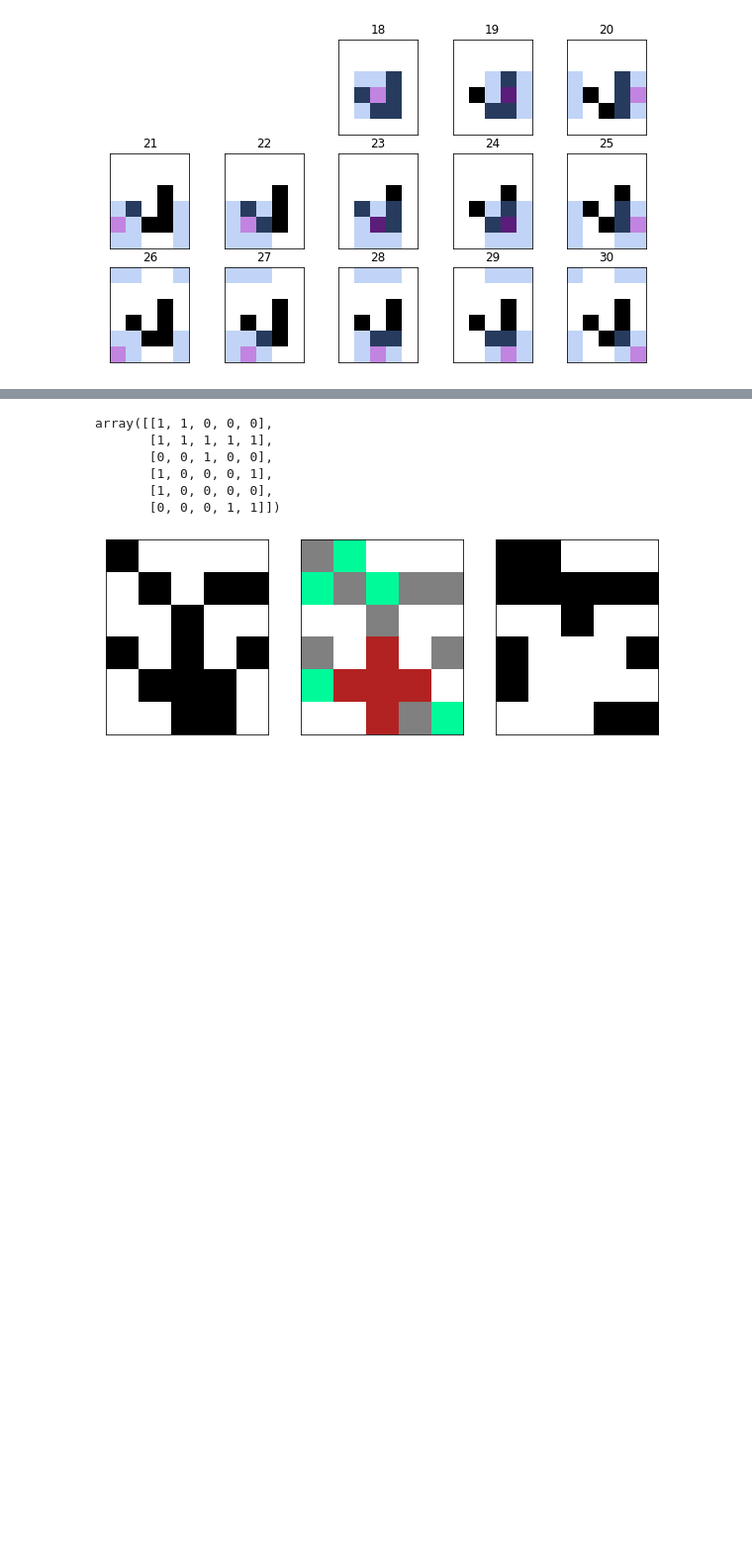
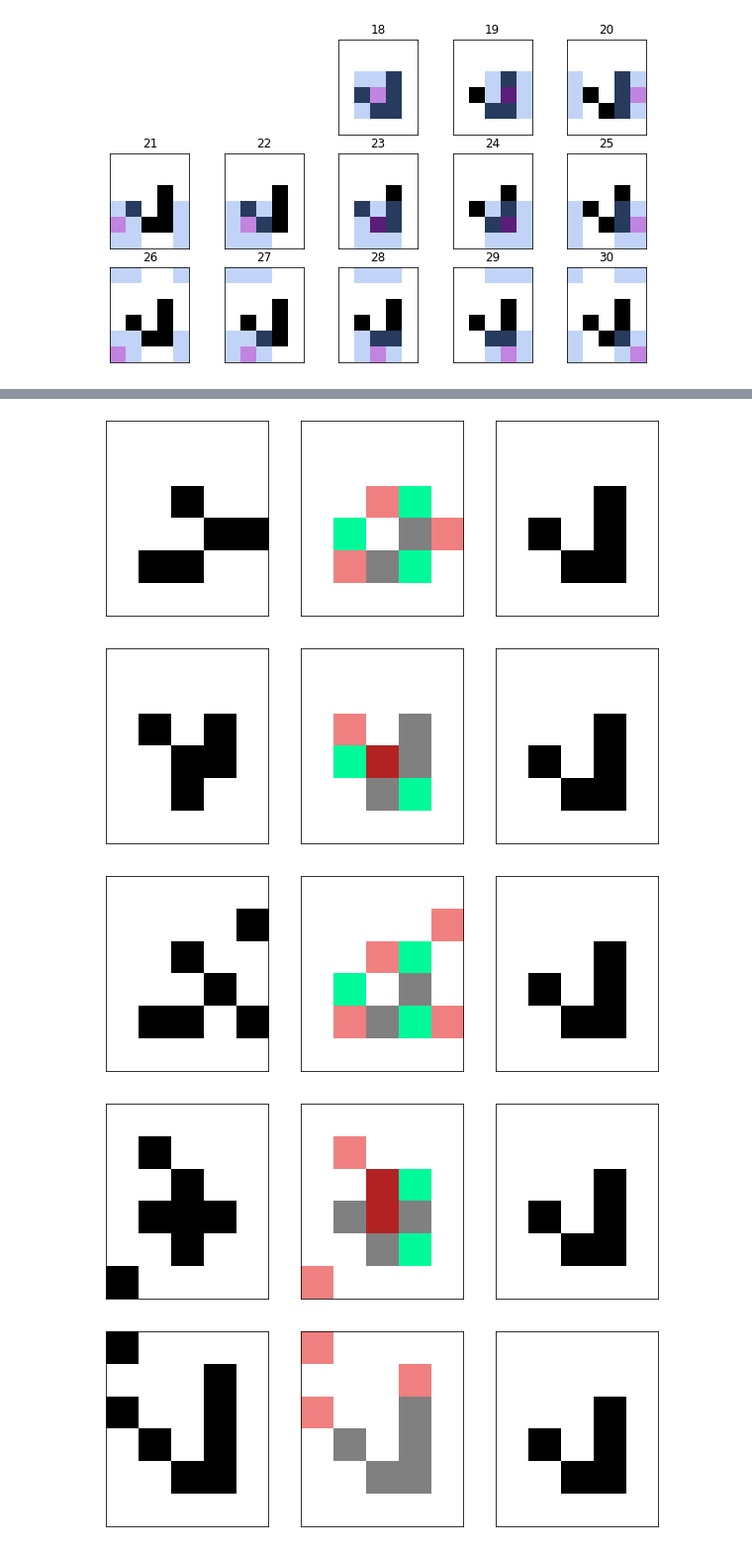
Before and after one commit to MatrixManAtYrService/efiL, a Jupyter notebook: convolve.ipynb, the cells around one changed output, grey strips where cells are left out. Shown at 99% size. Saved outputs shown, nothing was run; the diff lists cells and outputs as text; code cells hidden in the pictures; blank space fills up the shorter version.

```diff
--- a/convolve.ipynb
+++ b/convolve.ipynb
@@ -18,6 +7,7 @@ from scipy.signal import convolve2d
 
 # plot helpers
 def setplot(p):
+    p.clear()
     p.axes.xaxis.set_ticks([])
     p.axes.yaxis.set_ticks([])
 
@@ -27,7 +17,7 @@ dense = clr.ListedColormap([transparent,'firebrick'])
 diffuse = clr.ListedColormap([transparent,'lightcoral'])
 persist = clr.ListedColormap([transparent,'grey'])
 
-def plotforward(num_board, showfast=False):
+def plotforward(num_board, showfast=False, vertical=False):
 
     # count neighbors
     # https://nicholasrui.com/2017/12/18/convolutions-and-the-game-of-life/
@@ -44,7 +34,10 @@ def plotforward(num_board, showfast=False):
     nextboard = newgrow | survive
 
     # plot it
-    fig, plot = plt.subplots(1, 3, figsize=(10,15))
+    if vertical:
+        fig, plot = plt.subplots(3, 1, figsize=(15,10))
+    else:
+        fig, plot = plt.subplots(1, 3, figsize=(10,15))
     for p in plot:
         setplot(p)
     plot[0].imshow(board, cmap='binary')
@@ -66,6 +59,7 @@ def plotforward(num_board, showfast=False):
         setplot([plot])
         plot.imshow(fastnext, cmap='binary')
 
+    plt.show()
     return np.vectorize(lambda x: {True : 1, False: 0}[x])(nextboard)
 # %%
 start = np.zeros((6,5))
@@ -626,0 +595,9 @@ for solution in solutions:
+# %%
+precursors_by_pop = {}
+
+for precursor in precursor_boards:
+    pop = precursor.sum()
+    precursors_by_pop.setdefault(int(pop), []).append(precursor)
+
+for pop, precursors in sorted(precursors_by_pop.items()):
+    print(f"{pop} living cells: {len(precursors)} precursor states")
@@ -627,10 +618,21 @@ for solution in solutions:
 # %%
-plotforward(precursor_boards[500])
+import random
+
+display = []
+
+for five in precursors_by_pop[5]:
+    display.append(five)
+
+display.append(random.choice(precursors_by_pop[6]))
+display.append(random.choice(precursors_by_pop[7]))
+display.append(random.choice(precursors_by_pop[8]))
+display.append(random.choice(precursor_boards))
+
+for board in display:
+    plotforward(board)
 # %% [output]
-array([[1, 1, 0, 0, 0],
-       [1, 1, 1, 1, 1],
-       [0, 0, 1, 0, 0],
-       [1, 0, 0, 0, 1],
-       [1, 0, 0, 0, 0],
-       [0, 0, 0, 1, 1]])
-[figure, old version]
+[figure, new version]
+[figure, added]
+[figure, added]
+[figure, added]
+[figure, added]
```
Also changed, not shown: parts of 17 cells of this notebook.
